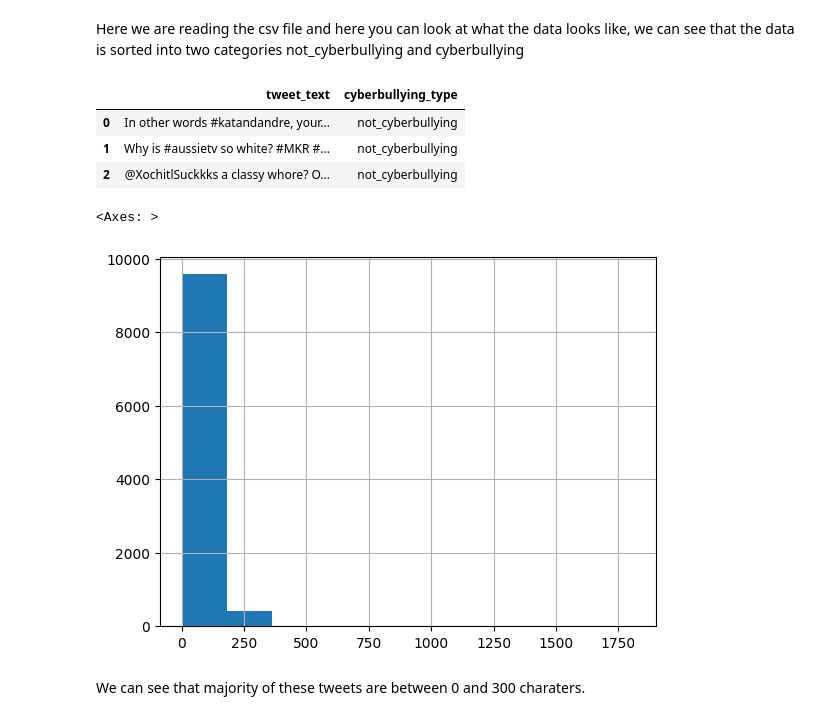
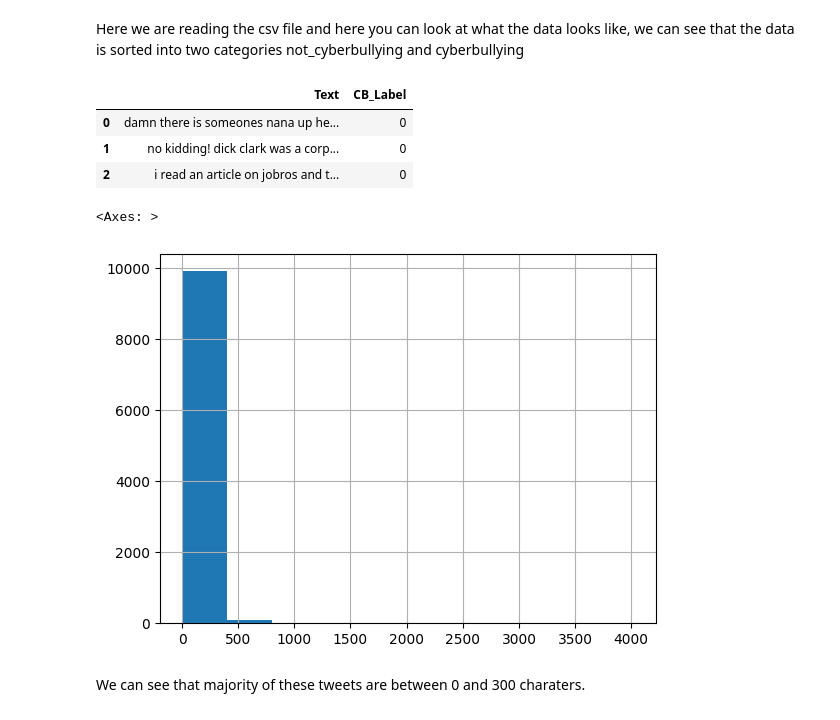
Before and after one commit to Matthew-Bustamante/CS39AA-Project-Cyberbullying, a Jupyter notebook: project_part1.ipynb, the cells around one changed output. Saved outputs shown, nothing was run; the diff lists cells and outputs as text; code cells hidden in the pictures.

```diff
--- a/project_part1.ipynb
+++ b/project_part1.ipynb
@@ -83,20 +83,20 @@ for dirname, _, filenames in os.walk('/kaggle/input'):
 Here we are reading the csv file and here you can look at what the data looks like, we can see that the data is sorted into two categories not_cyberbullying and cyberbullying
 # %%
 #input_data_path = https://raw.githubusercontent.com/sgeinitz/CS39AA/main/data/trainB1.csv
-input_data_path = 'https://raw.githubusercontent.com/Matthew-Bustamante/CS39AA-Project-Cyberbullying/main/cyberbullying_tweets.csv'
+input_data_path = 'https://raw.githubusercontent.com/Matthew-Bustamante/CS39AA-Project-Cyberbullying/main/CyberBullying_Comments_Dataset.csv'
 
 cyberBullying = pd.read_csv(input_data_path, nrows=10000)
 cyberBullying.head(3)
 # %% [output]
-|  | tweet_text | cyberbullying_type |
-| 0 | In other words #katandandre, your... | not_cyberbullying |
-| 1 | Why is #aussietv so white? #MKR #... | not_cyberbullying |
-| 2 | @XochitlSuckkks a classy whore? O... | not_cyberbullying |
+|  | Text | CB_Label |
+| 0 | damn there is someones nana up he... | 0 |
+| 1 | no kidding! dick clark was a corp... | 0 |
+| 2 | i read an article on jobros and t... | 0 |
 # %%
-cyberBullying['tweet_text'].str.len().hist()
+cyberBullying['Text'].str.len().hist()
 # %% [output]
 <Axes: >
-[figure, old version]
+[figure, new version]
 # %% [markdown]
 We can see that majority of these tweets are between 0 and 300 charaters.
 # %% [markdown]
```
Also changed, not shown: parts of 5 cells of this notebook.
